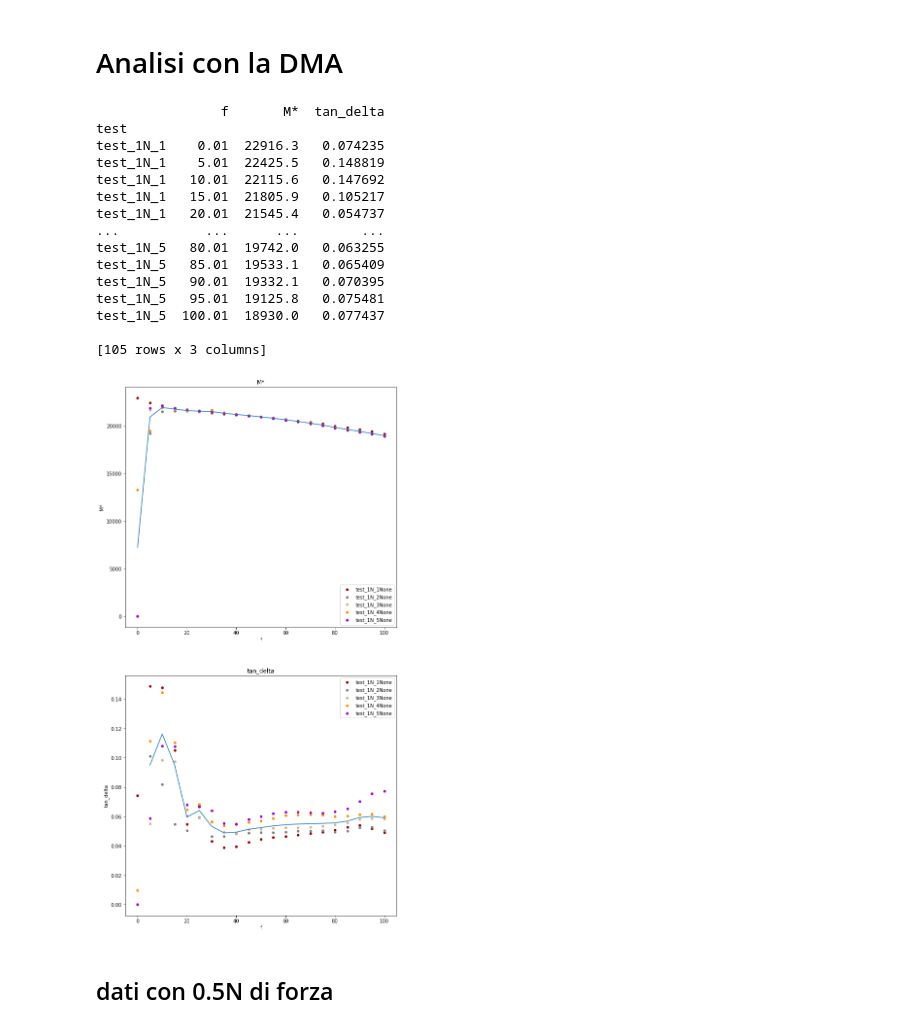
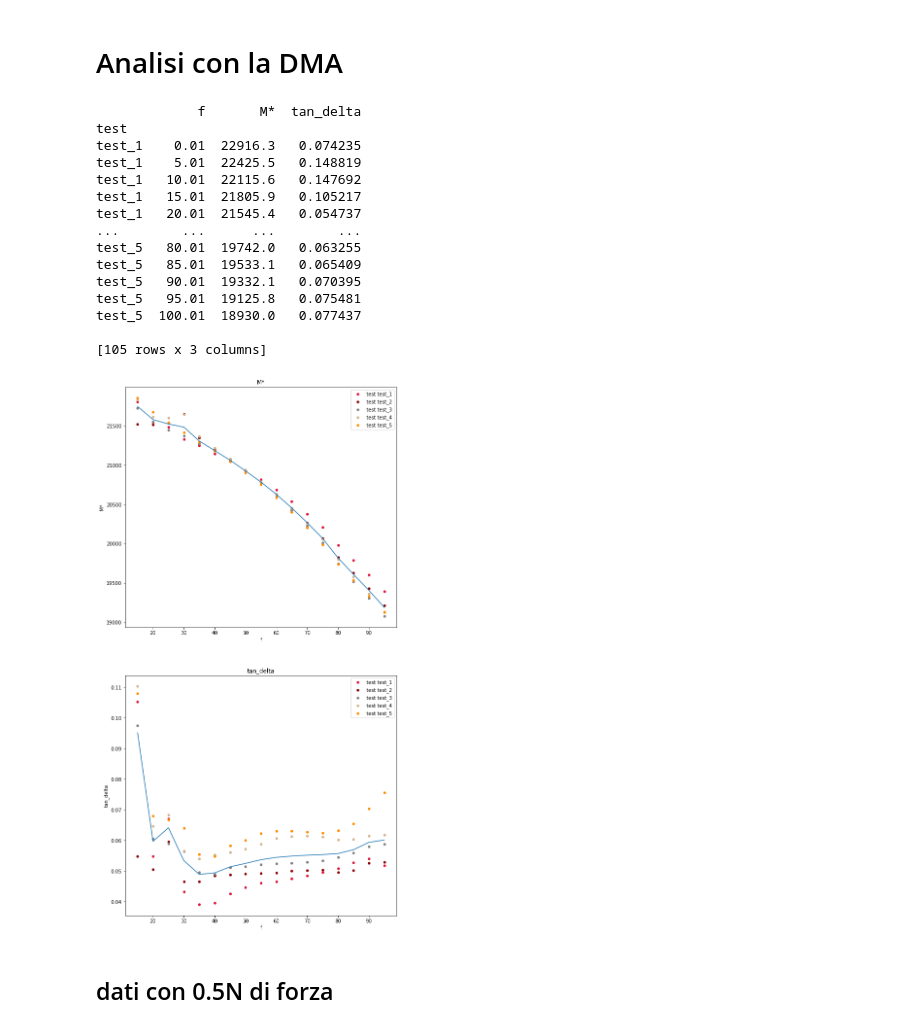
Before and after one commit to LolloCappo/Thermoelasticity-Interactive-Analysis, a Jupyter notebook: DMA.ipynb, the cells around one changed output. Saved outputs shown, nothing was run; the diff lists cells and outputs as text; code cells hidden in the pictures.

```diff
--- a/DMA.ipynb
+++ b/DMA.ipynb
@@ -6,12 +6,16 @@ import matplotlib.pyplot as plt
 import numpy as np
 # \dma\CFRP_0.5N encoding = 'cp1252' engine='python' skipfooter =1 decimal= ","
 
-def estrai(path_base,N):
+def estrai(path_base,N,name = None):
+    if name == None:
+        name = np.arange(1,N+1)
+    else:
+        N = len(name)
     data = pd.DataFrame(columns = ['test','f','M*','tan_delta'])
     names = ['Index','Ts','t','f','F','x','Phase','F0','x0','Tr','M','M\'','M*','tan_delta','C','C\'','C*']
-    for i in range(1,N):
-        df = pd.read_csv(path_base+f'_{i}.txt',delimiter='  ',names = names,skiprows=2,encoding = 'cp1252',engine='python',skipfooter =1)
-        df['test'] = f'test_1N_{i}'
+    for i in range(N):
+        df = pd.read_csv(path_base+f'_{name[i]}.txt',delimiter='  ',names = names,skiprows=2,encoding = 'cp1252',engine='python',skipfooter =1)
+        df['test'] = f'test_{name[i]}'
         df['f'] = df['f'].str.replace(',','.')
         df['f'] = pd.to_numeric(df['f'])
         df['M*'] = df['M*'].str.replace(',','.')
@@ -20,56 +24,65 @@ def estrai(path_base,N):
         df['tan_delta'] = pd.to_numeric(df['tan_delta'])
         data = pd.merge(data,df[['test','f','M*','tan_delta']],how='outer')
     data = data.set_index(['test'])
-    print(data)
     return data
     #print(data.loc['test_1N_1']['tan_delta'])
 
 path_base = r'dma/CFRP_1N/CFRP_1N'
-data_1N = estrai(path_base,6)
+data_1N = estrai(path_base,5)
+print(data_1N)
 # %% [output]
-                f       M*  tan_delta
+             f       M*  tan_delta
 test
-test_1N_1    0.01  22916.3   0.074235
-test_1N_1    5.01  22425.5   0.148819
-test_1N_1   10.01  22115.6   0.147692
-test_1N_1   15.01  21805.9   0.105217
-test_1N_1   20.01  21545.4   0.054737
-...           ...      ...        ...
-test_1N_5   80.01  19742.0   0.063255
-test_1N_5   85.01  19533.1   0.065409
-test_1N_5   90.01  19332.1   0.070395
-test_1N_5   95.01  19125.8   0.075481
-test_1N_5  100.01  18930.0   0.077437
+test_1    0.01  22916.3   0.074235
+test_1    5.01  22425.5   0.148819
+test_1   10.01  22115.6   0.147692
+test_1   15.01  21805.9   0.105217
+test_1   20.01  21545.4   0.054737
+...        ...      ...        ...
+test_5   80.01  19742.0   0.063255
+test_5   85.01  19533.1   0.065409
+test_5   90.01  19332.1   0.070395
+test_5   95.01  19125.8   0.075481
+test_5  100.01  18930.0   0.077437
 
 [105 rows x 3 columns]
 # %%
-def plottaggio(data,N,ax1,ax2,label=''):
+def plottaggio(data,N,ax1,ax2,label='',f_min=0,f_max=None):
+    name = pd.Series(data.index.values).unique() # da rivedere
+    if f_max == None:
+        f_max = data.loc[name[0]]['f'][-1]
+    data = data[(data['f'] >= f_min) & (data['f'] <= f_max)]
+    N = len(name)
     colori = ['darkred','grey','tan','darkorange','darkviolet','crimson']
-    M_media = np.zeros(data.loc[f'test_1N_1']['M*'].size)
-    tan_media = np.zeros(data.loc[f'test_1N_1']['M*'].size)
-    f = data.loc[f'test_1N_{1}']['f'].to_numpy()
-    for i in range(1,N):
-        data.loc[f'test_1N_{i}'].plot.scatter(x='f',y='M*',ax = ax1,label=f'test_1N_{i}{label}',color=colori[i-1])
-        data.loc[f'test_1N_{i}'].plot.scatter(x='f',y='tan_delta',ax = ax2,label=f'test_1N_{i}{label}',color=colori[i-1])
-        M_media += data.loc[f'test_1N_{i}']['M*'].to_numpy()/(N-1)
-        tan_media += data.loc[f'test_1N_{i}']['tan_delta'].to_numpy()/(N-1)
+    M_media = np.zeros(data.loc[name[0]]['M*'].size)
+    tan_media = np.zeros(data.loc[name[0]]['M*'].size)
+    f = data.loc[name[0]]['f'].to_numpy()
+
+    for i in range(N):
+        data.loc[name[i]].plot.scatter(x='f',y='M*',ax = ax1,label=f'test {name[i]}{label}',color=colori[i-1])
+        data.loc[name[i]].plot.scatter(x='f',y='tan_delta',ax = ax2,label=f'test {name[i]}{label}',color=colori[i-1])
+        M_media += data.loc[name[i]]['M*'].to_numpy()/(N)
+        tan_media += data.loc[name[i]]['tan_delta'].to_numpy()/(N)
+
     ax1.plot(f,M_media,label='media')
     #coef = np.polyfit(f,M_media,30)
     #f_fittato = np.arange(f[0],f[-1],0.5)
     #M_media_fittato = np.zeros(f_fittato.shape)
     #for i in range(len(coef)):
     #    M_media_fittato += coef[i]*f_fittato**i
     #ax1.plot(f_fittato,M_media_fittato,label='media')
     ax2.plot(f,tan_media,label='media')
     ax1.set(title='M*')
     ax2.set(title='tan_delta')
     return (ax1,ax2)
 
+f_min = 15
+f_max = 100
 fig,(ax1,ax2) = plt.subplots(2,1,figsize=(10,20))
-plottaggio(data_1N,6,ax1,ax2)
+plottaggio(data_1N,5,ax1,ax2,f_min = f_min,f_max = f_max)
 plt.show()
 # %% [output]
-[figure, old version]
+[figure, new version]
 # %% [markdown]
 ## dati con 0.5N di forza
 # %%
```
Also changed, not shown: parts of 6 cells of this notebook, 4 other files.
